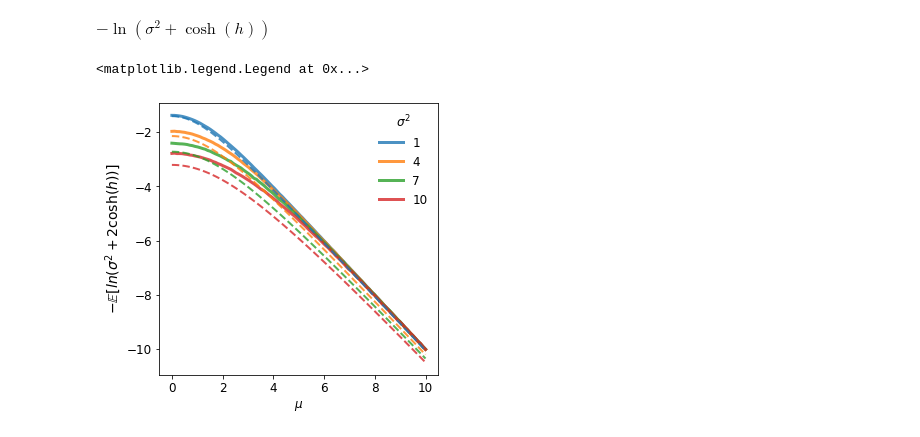
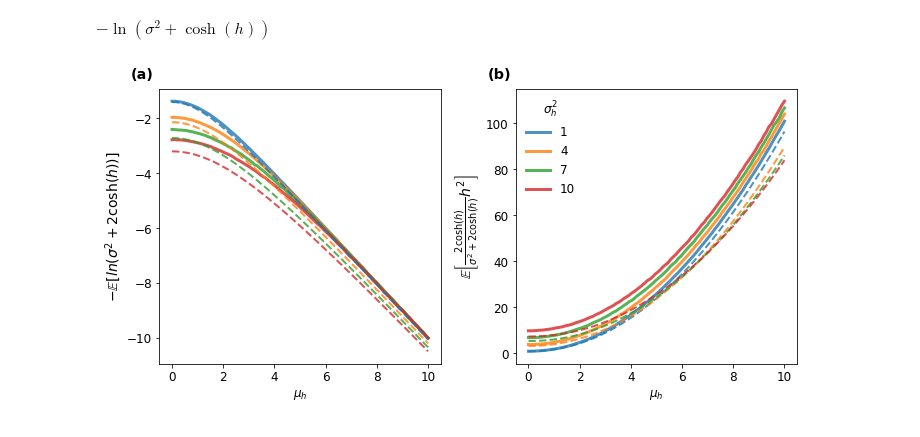
Before and after one commit to christiando/gaussian-toolbox, a Jupyter notebook: notebooks/LowerBounds.ipynb, the cells around one changed output. Drawn from its saved outputs; the diff is of its cells as text; code cells hidden in the pictures.

Commit message:
lower bound plot

```diff
--- a/notebooks/LowerBounds.ipynb
+++ b/notebooks/LowerBounds.ipynb
@@ -37,13 +37,23 @@ omega_dagger = numpy.sqrt(phi.integrate('xx'))
 f_lb = -k(omega_dagger, omega_dagger).reshape((R_mu, R_sigma))
 f_sample = numpy.mean(f(phi.sample(100000)), axis=0).reshape((R_mu, R_sigma))
 # %%
-pyplot.figure(figsize=(5,5))
+pyplot.figure(figsize=(10,5))
+pyplot.subplot(121)
 for r in range(R_sigma):
     pyplot.plot(mu_range, f_sample[:,r], 'C%d' %r, alpha=.8, label='%d' % sigma_range[r], lw=3)
     pyplot.plot(mu_range, f_lb[:,r], 'C%d--' %r, alpha=.8, lw=2, zorder=9)
-pyplot.xlabel('$\mu$')
-pyplot.ylabel('$- \mathbb{E}[ ln(\sigma^2 + 2\cosh(h))]$', size=14)
-pyplot.legend(title='$\sigma^2$', frameon=False)
+pyplot.xlabel('$\mu_h$')
+pyplot.ylabel('$- \mathbb{E}\\left[ ln(\sigma^2 + 2\cosh(h))\\right]$', size=14)
+pyplot.title('(a)', loc='left', x=-.1, pad=10, weight='bold')
+pyplot.subplot(122)
+for r in range(R_sigma):
+    pyplot.plot(mu_range, f2_sample[:,r], 'C%d' %r, alpha=.8, label='%d' % sigma_range[r], lw=3)
+    pyplot.plot(mu_range, f2_lb[:,r], 'C%d--' %r, alpha=.8, lw=2, zorder=9)
+pyplot.ylabel('$\mathbb{E}\\left[\\frac{2\cosh(h)}{\sigma^2 + 2\cosh(h)} h^2\\right]$', size=14)
+pyplot.legend(title='$\sigma_h^2$', frameon=False)
+pyplot.xlabel('$\mu_h$')
+pyplot.title('(b)', loc='left', x=-.1, pad=10, weight='bold')
+pyplot.tight_layout()
+pyplot.savefig('../figs/aistats22/lb.pdf')
 # %% [output]
-<matplotlib.legend.Legend at 0x...>
-[figure, old version]
+[figure, new version]
```
Also changed, not shown: parts of 6 cells of this notebook.
